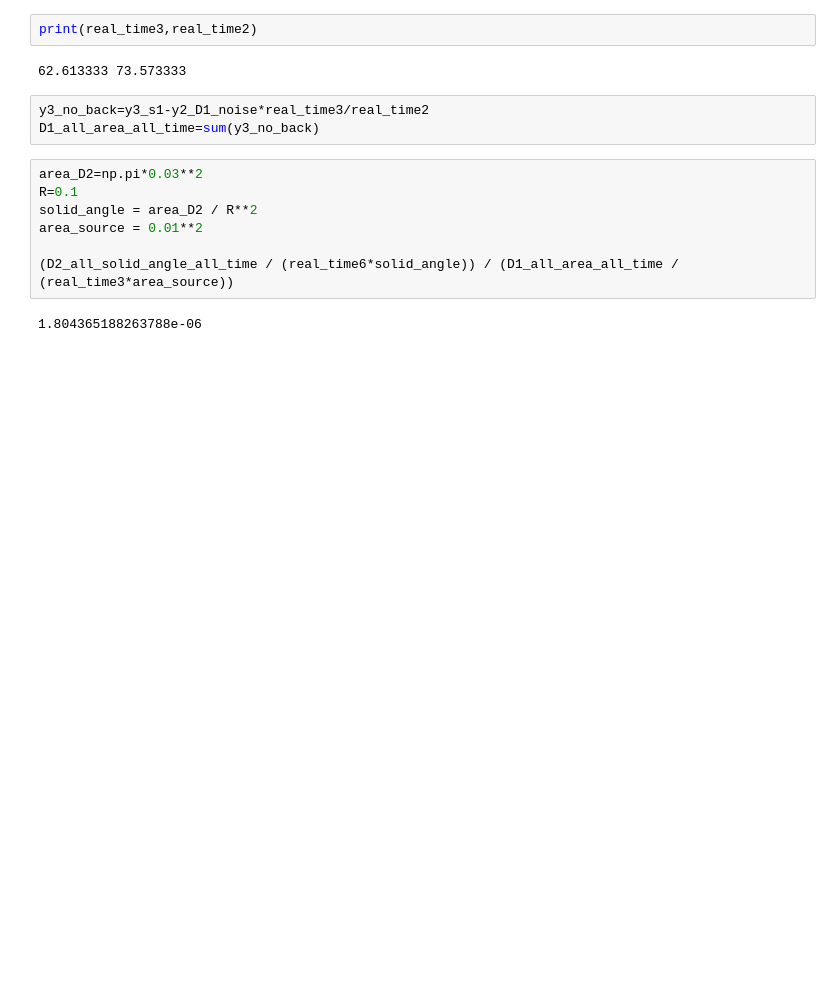
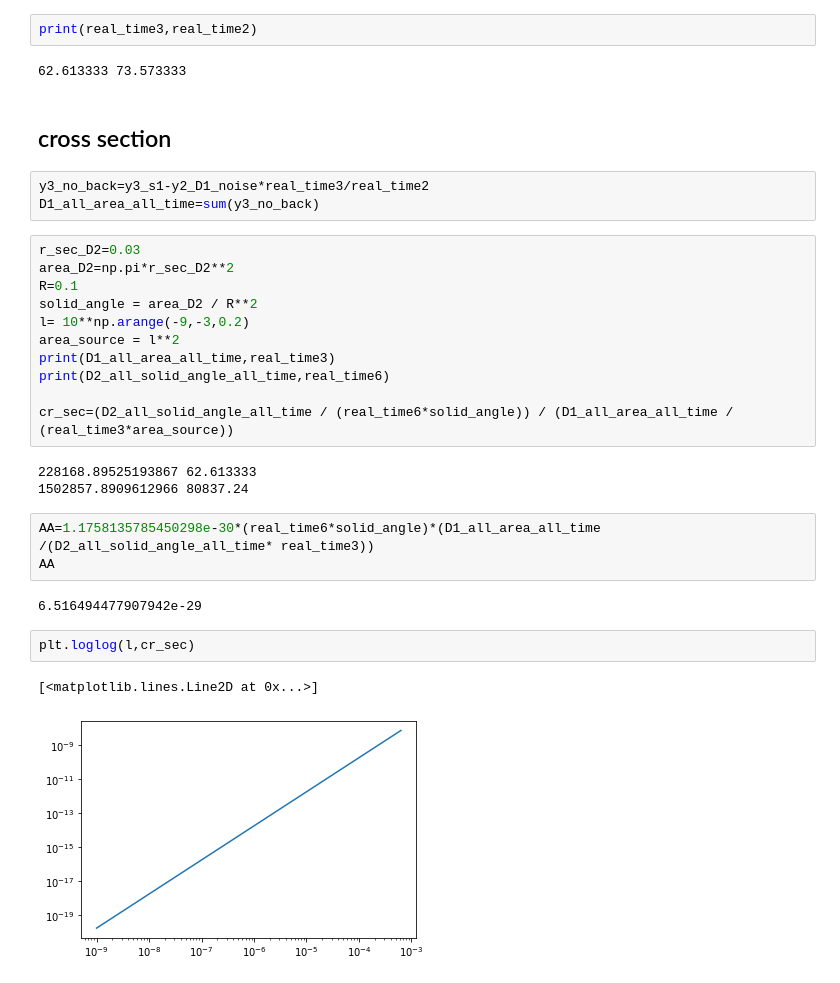
Before and after one commit to masen666666/hello-world, a Jupyter notebook: 6711 lab3 compton scattering/6711 Lab 3.ipynb, the cells around one changed output. Drawn from its saved outputs; the diff is of its cells as text; blank space fills up the shorter version.

```diff
--- a/6711 lab3 compton scattering/6711 Lab 3.ipynb
+++ b/6711 lab3 compton scattering/6711 Lab 3.ipynb
@@ -347,15 +363,32 @@ y2_D1_noise=y2[np.logical_and(x2>647.47925764,x2<662.77467249)]
 print(real_time3,real_time2)
 # %% [output]
 62.613333 73.573333
+# %% [markdown]
+## cross section
 # %%
 y3_no_back=y3_s1-y2_D1_noise*real_time3/real_time2
 D1_all_area_all_time=sum(y3_no_back)
 # %%
-area_D2=np.pi*0.03**2
+r_sec_D2=0.03
+area_D2=np.pi*r_sec_D2**2
 R=0.1
 solid_angle = area_D2 / R**2
-area_source = 0.01**2
+l= 10**np.arange(-9,-3,0.2)
+area_source = l**2
+print(D1_all_area_all_time,real_time3)
+print(D2_all_solid_angle_all_time,real_time6)
 
-(D2_all_solid_angle_all_time / (real_time6*solid_angle)) / (D1_all_area_all_time / (real_time3*area_source))
+cr_sec=(D2_all_solid_angle_all_time / (real_time6*solid_angle)) / (D1_all_area_all_time / (real_time3*area_source))
 # %% [output]
-1.804365188263788e-06
+228168.89525193867 62.613333
+1502857.8909612966 80837.24
+# %%
+AA=1.1758135785450298e-30*(real_time6*solid_angle)*(D1_all_area_all_time /(D2_all_solid_angle_all_time* real_time3))
+AA
+# %% [output]
+6.516494477907942e-29
+# %%
+plt.loglog(l,cr_sec)
+# %% [output]
+[<matplotlib.lines.Line2D at 0x...>]
+[figure, added]
```
Also changed, not shown: parts of 23 cells of this notebook, 1 other file.
